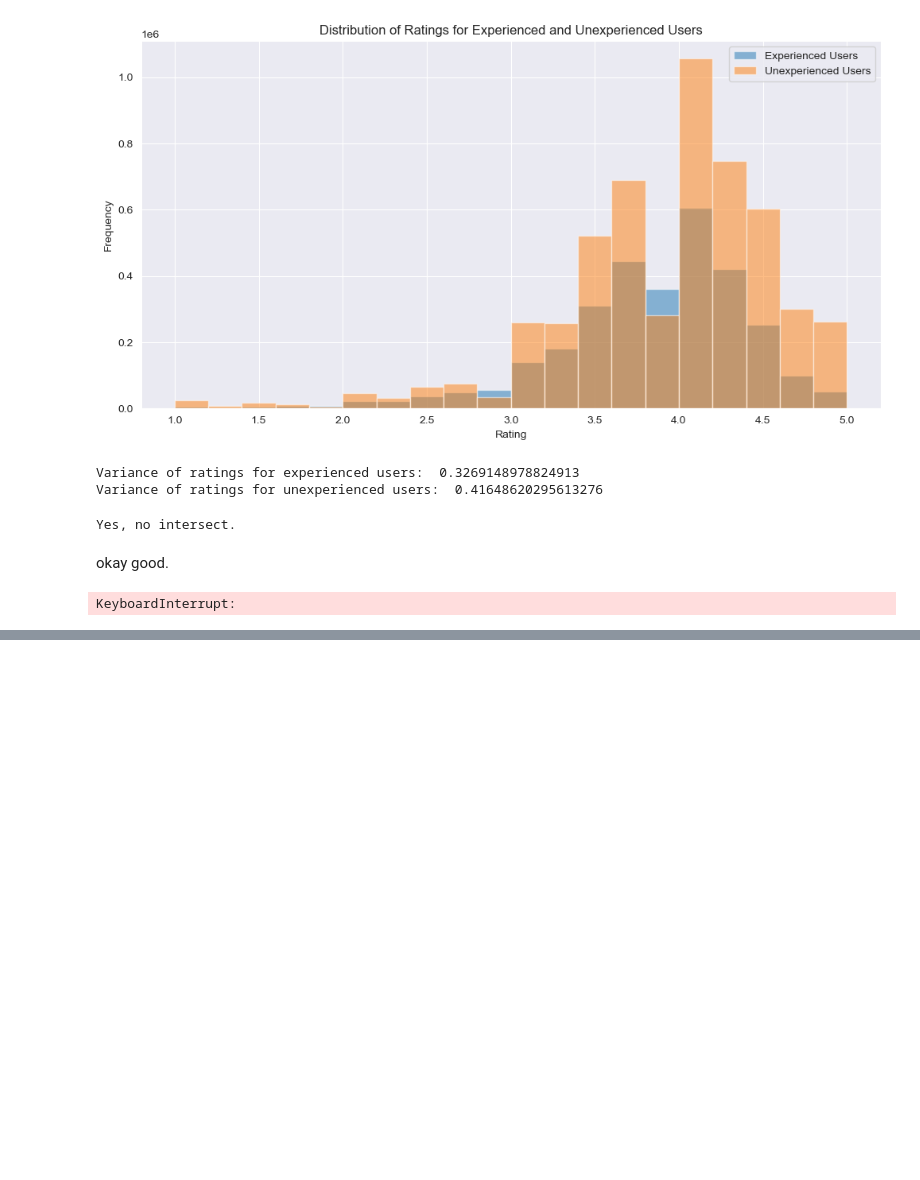
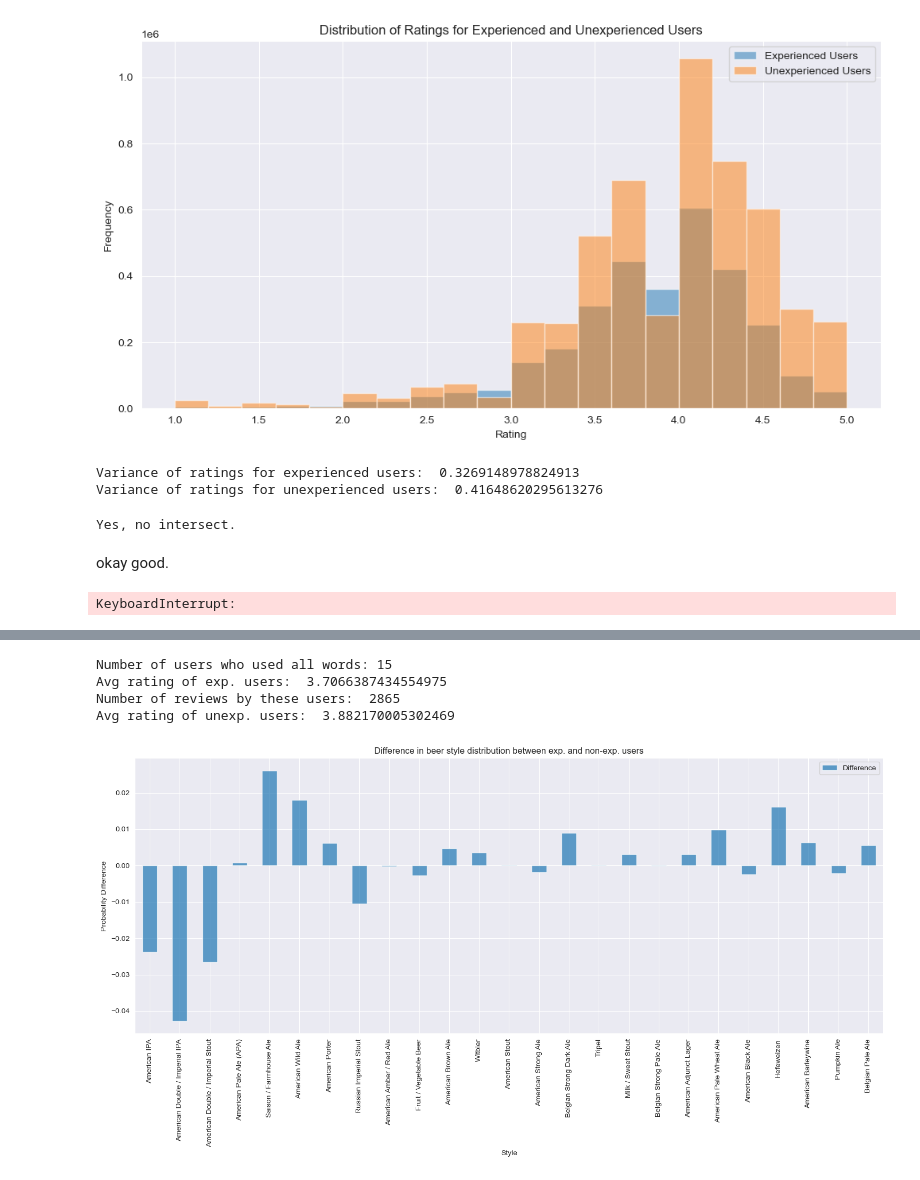
Before and after one commit to epfl-ada/ada-2024-project-thefivedatawranglers, a Jupyter notebook: analysis.ipynb, the cells around one changed output, grey strips where cells are left out. Drawn from its saved outputs; the diff is of its cells as text; code cells hidden in the pictures; blank space fills up the shorter version.

```diff
--- a/analysis.ipynb
+++ b/analysis.ipynb
@@ -279,0 +317,55 @@ plt.show()
+# %%
+# use only part of the original data
+df_ba_ratings_sample = df_ba_ratings.sample(frac=0.05, random_state=1)
+
+# users that used all words from the exp_word list
+user_ids_with_all_words_ba_sample = set()
+
+for user_id in tqdm(df_ba_ratings_sample["user_id"].unique(), desc="Scanning users"):
+    # concatting all the rating texts this user wrote
+    user_reviews = df_ba_ratings_sample[df_ba_ratings_sample["user_id"] == user_id]["text"].str.cat(sep=" ").lower()
+
+    # check whether he used every word at least once
+    if all(word.lower() in user_reviews for word in exp_words_general3):
+        user_ids_with_all_words_ba_sample.add(user_id)
+
+df_ba_ratings_all_exp_sample = df_ba_ratings_sample[df_ba_ratings_sample["user_id"].isin(user_ids_with_all_words_ba_sample)]
+
+print("Number of users who used all words:", len(user_ids_with_all_words_ba_sample))
+df_ba_ratings_all_exp_avg_sample = df_ba_ratings_all_exp_sample["rating"].mean()
+
+print("Avg rating of exp. users: ", df_ba_ratings_all_exp_avg_sample)
+print("Number of reviews by these users: ", len(df_ba_ratings_all_exp_sample))
+df_ba_ratings_all_unexp_sample = df_ba_ratings_sample[~df_ba_ratings_sample["user_id"].isin(user_ids_with_all_words_ba_sample)]
+print("Avg rating of unexp. users: ", df_ba_ratings_all_unexp_sample["rating"].mean())
+# %% [output]
+Number of users who used all words: 15
+Avg rating of exp. users:  3.7066387434554975
+Number of reviews by these users:  2865
+Avg rating of unexp. users:  3.882170005302469
+# %%
+# show distribution of beer styles being rated between experts and novices
+style_counts_exp2 = df_ba_ratings_all_exp_sample['style'].value_counts()
+style_counts_unexp2 = df_ba_ratings_all_unexp_sample['style'].value_counts()
+
+# 25 most rated styles
+most_rated2 = (style_counts_exp2 + style_counts_unexp2).nlargest(25).index
+
+style_counts_exp2 = style_counts_exp2[most_rated2]
+style_counts_unexp2 = style_counts_unexp2[most_rated2]
+
+# scaling it to an empirical distr.
+plot_df2 = pd.DataFrame({'Experienced': style_counts_exp2 / style_counts_exp2.sum(), 'Unexperienced': style_counts_unexp2 / style_counts_unexp2.sum()})
+
+dif_plot_df2 = pd.DataFrame({'Difference': plot_df2['Experienced'] - plot_df2['Unexperienced']})
+
+# plotting
+dif_plot_df2.plot(kind='bar', alpha=0.7, figsize=(15, 8))
+plt.xlabel('Style')
+plt.ylabel('Probability Difference')
+plt.title('Difference in beer style distribution between exp. and non-exp. users')
+plt.xticks(rotation=90)
+plt.tight_layout()
+plt.show()
+# %% [output]
+[figure, added]
```
Also changed, not shown: parts of 7 cells of this notebook.
